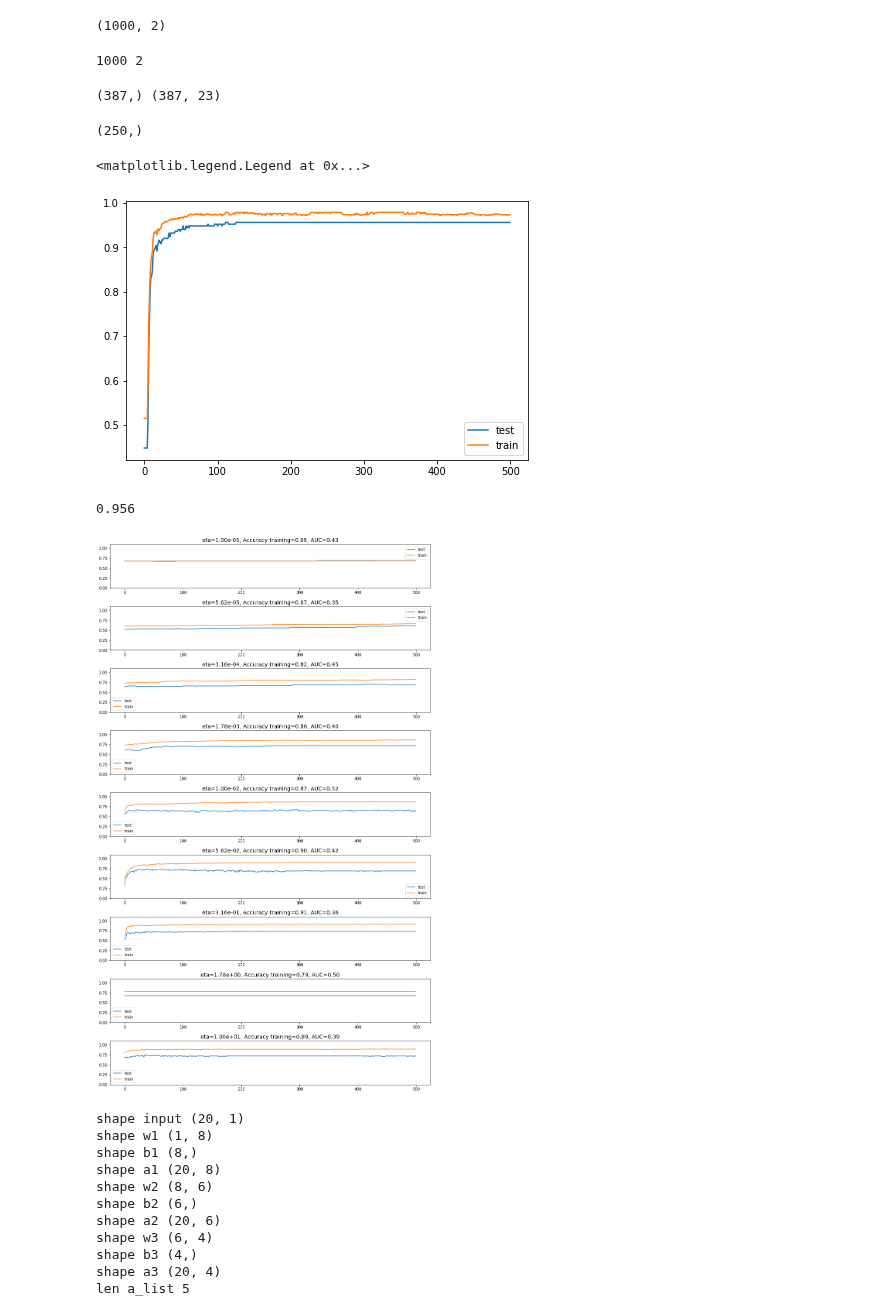
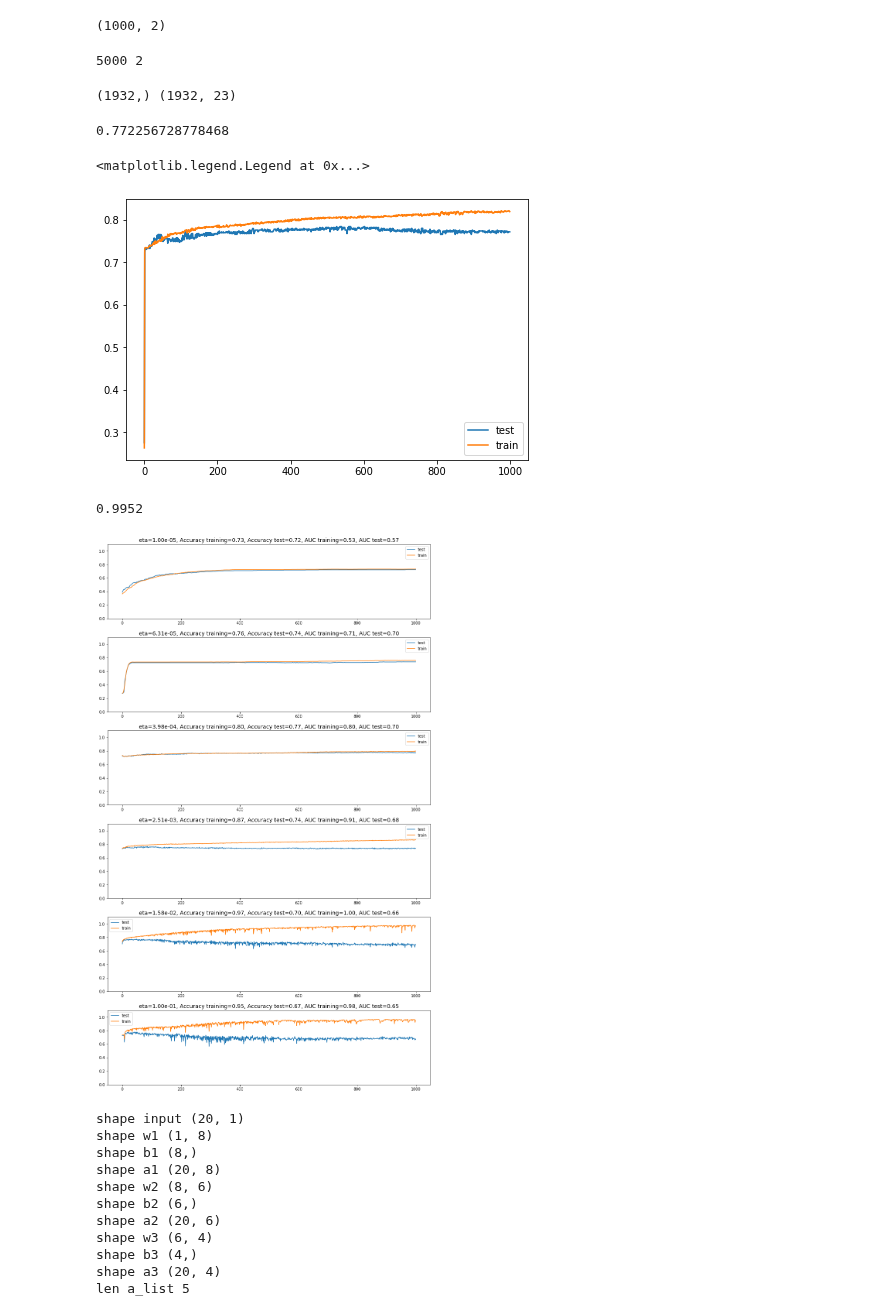
Before and after one commit to asdfbat/FYS-STK4155, a Jupyter notebook: Project2/src/NN_self2.ipynb, the cells around one changed output. Cells and saved outputs as stored; diff of their text form; code cells hidden in the pictures.

```diff
--- a/Project2/src/NN_self2.ipynb
+++ b/Project2/src/NN_self2.ipynb
@@ -64,16 +64,6 @@ class NeuralNetwork:
         self.initialize_layers()
 
     def initialize_layers(self):
-        # n_hidden = self.n_hidden_neurons_list
-        # self.hidden_bias_list = [np.zeros(n)+0.01 for n in n_hidden]
-        # self.hidden_weights_list = [np.random.randn(self.n_features,n_hidden[0])]    # Weight for first hidden layer(l=2)
-        # # Dimension of layers l dependenent on layer l-1 and number of
-        # for i in range(1,self.n_layers):
-        #     self.hidden_weights.append(np.random.randn(n_hidden[i-1],n_hidden[i]))
-
-        # self.output_weights = np.random.randn(self.n_hidden_neurons[-1], self.n_categories)
-        # self.output_bias = np.zeros(self.n_categories) + 0.01
-
         n_hidden = self.n_hidden_neurons_list
         # Bias of layers l = [1,L-1]:
         self.bias_list = [np.zeros(n)+0.01 for n in n_hidden]
@@ -100,7 +90,8 @@ class NeuralNetwork:
 
     def sigmoid_prime(self,z):
         """ Returns derivative of sigmoid """
-        return self.sigmoid(z)*(1-self.sigmoid(z))
+        sigmoid = self.sigmoid(z)
+        return sigmoid*(1-sigmoid)
 
     def softmax(self,z):
         """ Returns the softmax function """
@@ -259,7 +244,7 @@ nr_datapoints = input_data.shape[0]; nr_datapoints,nr_params
 (1000, 2)
 # %%
 np.random.seed(1)
-n_points = 1000
+n_points = 5000
 x = np.arange(0,n_points)
 y = np.random.randn(n_points)*25
 input_data = np.c_[(x,y)]
@@ -271,47 +256,45 @@ nr_datapoints, nr_params = input_data.shape
 print(nr_datapoints,nr_params)
 input_data += np.random.randn(n_points,2)*25
 # %% [output]
-1000 2
+5000 2
 # %%
 data_pd = pd.read_pickle("../data/credit_card_cleaned.pickle")
-data = data_pd.to_numpy()[::50,:]
+data = data_pd.to_numpy()[::10,:]
 output = data[:,-1]
 input_data = data[:,:-1]
 print(output.shape, input_data.shape)
 output_one_hot = to_one_hot(output)
 # %% [output]
-(387,) (387, 23)
+(1932,) (1932, 23)
 # %%
 X_train, X_test, Y_train, Y_test = train_test_split(input_data, output_one_hot)
 Scaler = preprocessing.StandardScaler()
 X_train_scaled = Scaler.fit_transform(X_train)
 X_test_scaled = Scaler.transform(X_test)
 # %%
-hidden_neuron_list = [8,6,4]
+hidden_neuron_list = [16,16,16]
 nn = NeuralNetwork( X_train_scaled,
                     Y_train,
                     problem = Classification,
                     n_hidden_neurons_list=hidden_neuron_list,
                     n_categories=2,
-                    epochs=500,
-                    batch_size=20,
+                    epochs=1000,
+                    batch_size=400,
                     eta=1e-3,
                     lmbd=0.0,
                     debug=False)
 nn.train()
 # %%
 Y_pred = nn.predict(X_test_scaled)
-print(Y_pred.shape)
-#print(Y_pred)
-#print(accuracy_score(from_one_hot(Y_test),Y_pred))
+print(accuracy_score(from_one_hot(Y_test),Y_pred))
 plt.figure()
 plt.plot(np.arange(nn.epochs),nn.accuracy_each_epoch_test,label='test')
 plt.plot(np.arange(nn.epochs),nn.accuracy_each_epoch_train,label='train')
 plt.legend()
 # %% [output]
-(250,)
+0.772256728778468
 <matplotlib.legend.Legend at 0x...>
-[figure, old version]
+[figure, new version]
 # %%
 def from_one_hot(one_hot_array):
     category_arr = np.nonzero(one_hot_array)[1]
@@ -320,19 +303,19 @@ def from_one_hot(one_hot_array):
 Y_pred = nn.predict(X_test_scaled)
 accuracy_score(from_one_hot(Y_test),Y_pred)
 # %% [output]
-0.956
+0.9952
 # %%
-etas = np.logspace(-5,1,9)
+etas = np.logspace(-5,-1,6)
 many_nns_only_eta = np.zeros(len(etas),dtype=object)
-hidden_neuron_list = [5]
+hidden_neuron_list = [16,16,16]
 for i,eta in tqdm(enumerate(etas)):
     nn = NeuralNetwork(X_train_scaled,
                     Y_train,
                     problem = Classification,
                     n_hidden_neurons_list=hidden_neuron_list,
                     n_categories=2,
-                    epochs=500,
-                    batch_size=20,
+                    epochs=1000,
+                    batch_size=250,
                     eta=eta,
                     lmbd=0.0,
                     debug=False)
@@ -341,16 +324,18 @@ for i,eta in tqdm(enumerate(etas)):
 # %%
 fig,ax = plt.subplots(len(etas),figsize=(12,20))
 for i,eta in enumerate(etas):
     current = many_nns_only_eta[i]
-    Y_pred = current.predict(X_test_scaled).reshape(-1,1)
-    AUC = AUC_score(Y_test,Y_pred)
+    Y_pred_train = current.predict_probabilities(X_train_scaled)
+    Y_pred_test = current.predict_probabilities(X_test_scaled)
+    AUC_train = AUC_score(Y_train,Y_pred_train)
+    AUC_test = AUC_score(Y_test,Y_pred_test)
     ax[i].plot(current.accuracy_each_epoch_test,label='test')
     ax[i].plot(current.accuracy_each_epoch_train,label='train')
     ax[i].legend()
-    ax[i].set_title('eta={:.2e}, Accuracy training={:.2f}, AUC={:.2f}'.format(eta,current.accuracy_each_epoch_train[-1],AUC),fontsize=14)
+    ax[i].set_title('eta={:.2e}, Accuracy training={:.2f}, Accuracy test={:.2f}, AUC training={:.2f}, AUC test={:.2f}'.format(eta,current.accuracy_each_epoch_train[-1],current.accuracy_each_epoch_test[-1],AUC_train,AUC_test),fontsize=14)
     ax[i].set_ylim(0,1.1)
 # %% [output]
-[figure, old version]
+[figure, new version]
 # %%
 class NeuralNetwork2:
 
```
Also changed, not shown: parts of 1 cell of this notebook.
